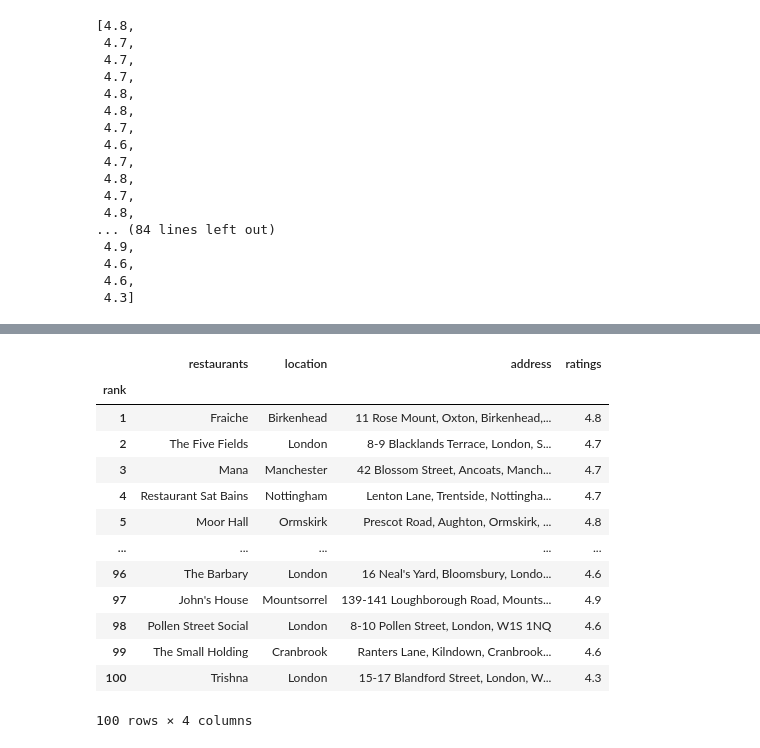
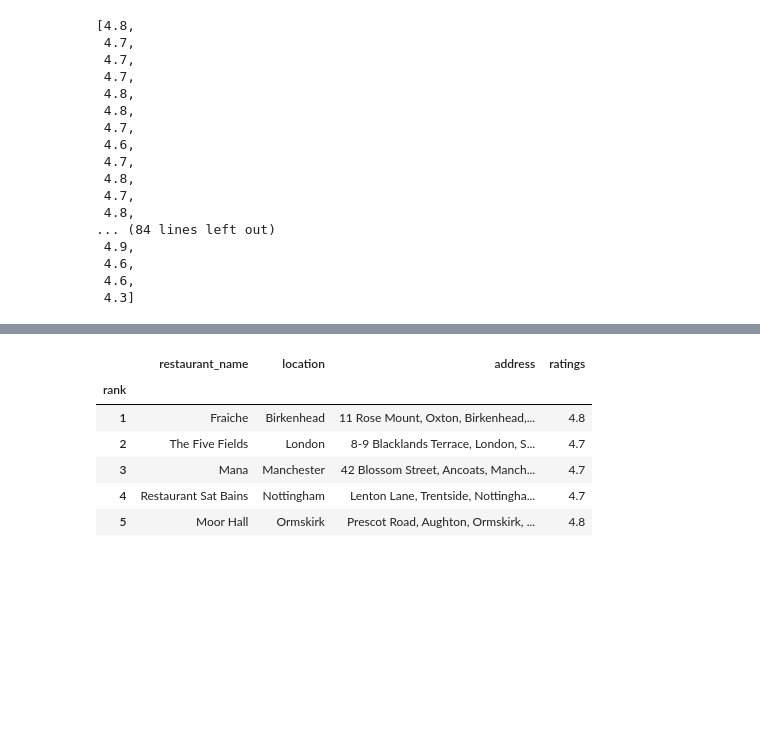
Before and after one commit to Miniy751/Visualising-Data, a Jupyter notebook: LeadingRestaurants.ipynb, the cells around one changed output, grey strips where cells are left out. Cells and saved outputs as stored; diff of their text form; code cells hidden in the pictures; blank space fills up the shorter version.

```diff
--- a/LeadingRestaurants.ipynb
+++ b/LeadingRestaurants.ipynb
@@ -272,17 +292,0 @@ data.set_index("rank", inplace=True)
-# %%
-data
-# %% [output]
-|  | restaurants | location | address | ratings |
-| rank |  |  |  |  |
-| 1 | Fraiche | Birkenhead | 11 Rose Mount, Oxton, Birkenhead,... | 4.8 |
-| 2 | The Five Fields | London | 8-9 Blacklands Terrace, London, S... | 4.7 |
-| 3 | Mana | Manchester | 42 Blossom Street, Ancoats, Manch... | 4.7 |
-| 4 | Restaurant Sat Bains | Nottingham | Lenton Lane, Trentside, Nottingha... | 4.7 |
-| 5 | Moor Hall | Ormskirk | Prescot Road, Aughton, Ormskirk, ... | 4.8 |
-| ... | ... | ... | ... | ... |
-| 96 | The Barbary | London | 16 Neal's Yard, Bloomsbury, Londo... | 4.6 |
-| 97 | John's House | Mountsorrel | 139-141 Loughborough Road, Mounts... | 4.9 |
-| 98 | Pollen Street Social | London | 8-10 Pollen Street, London, W1S 1NQ | 4.6 |
-| 99 | The Small Holding | Cranbrook | Ranters Lane, Kilndown, Cranbrook... | 4.6 |
-| 100 | Trishna | London | 15-17 Blandford Street, London, W... | 4.3 |
-100 rows × 4 columns
@@ -288,0 +305,10 @@ data
+# %%
+data.head()
+# %% [output]
+|  | restaurant_name | location | address | ratings |
+| rank |  |  |  |  |
+| 1 | Fraiche | Birkenhead | 11 Rose Mount, Oxton, Birkenhead,... | 4.8 |
+| 2 | The Five Fields | London | 8-9 Blacklands Terrace, London, S... | 4.7 |
+| 3 | Mana | Manchester | 42 Blossom Street, Ancoats, Manch... | 4.7 |
+| 4 | Restaurant Sat Bains | Nottingham | Lenton Lane, Trentside, Nottingha... | 4.7 |
+| 5 | Moor Hall | Ormskirk | Prescot Road, Aughton, Ormskirk, ... | 4.8 |
```
Also changed, not shown: parts of 16 cells of this notebook.
